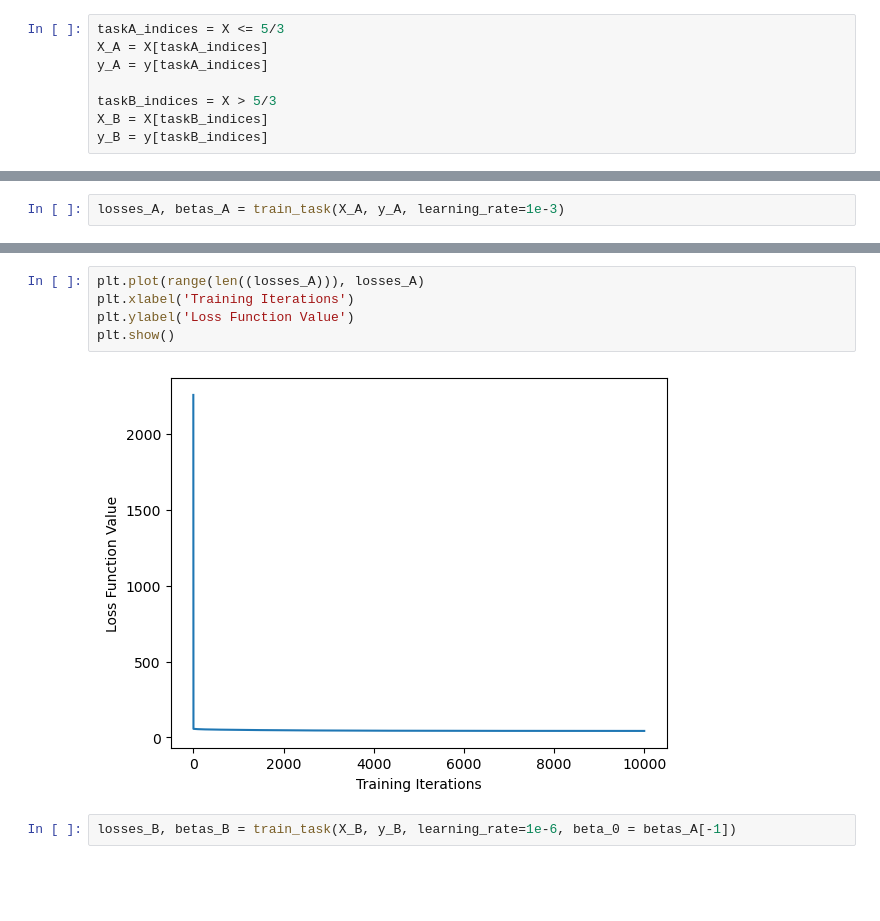
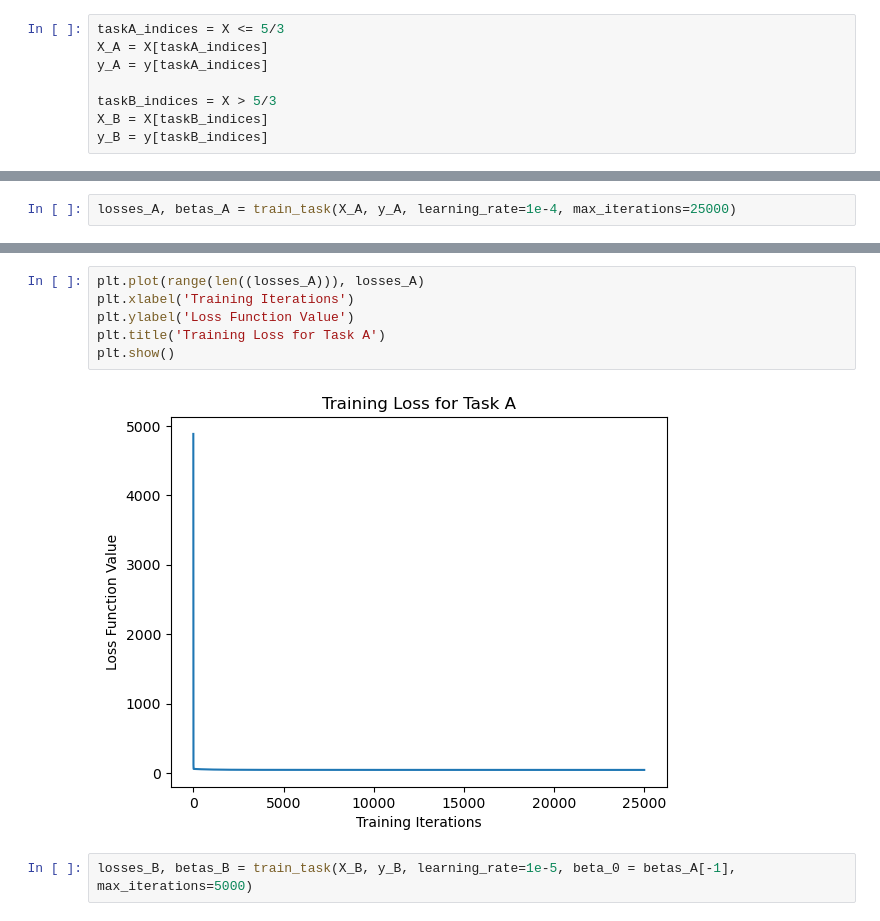
Before and after one commit to ved-phadke/math-156-project, a Jupyter notebook: linear_regression_experiment.ipynb, the cells around one changed output, grey strips where cells are left out. Cells and saved outputs as stored; diff of their text form; blank space fills up the shorter version.

```diff
--- a/linear_regression_experiment.ipynb
+++ b/linear_regression_experiment.ipynb
@@ -77,2 +85,2 @@ y_B = y[taskB_indices]
 # %%
-losses_A, betas_A = train_task(X_A, y_A, learning_rate=1e-3)
+losses_A, betas_A = train_task(X_A, y_A, learning_rate=1e-4, max_iterations=25000)
@@ -93,9 +117,10 @@ plt.show()
 # %%
 plt.plot(range(len((losses_A))), losses_A)
 plt.xlabel('Training Iterations')
 plt.ylabel('Loss Function Value')
+plt.title('Training Loss for Task A')
 plt.show()
 # %% [output]
-[figure, old version]
+[figure, new version]
 # %%
-losses_B, betas_B = train_task(X_B, y_B, learning_rate=1e-6, beta_0 = betas_A[-1])
+losses_B, betas_B = train_task(X_B, y_B, learning_rate=1e-5, beta_0 = betas_A[-1], max_iterations=5000)
```
Also changed, not shown: parts of 20 cells of this notebook.
